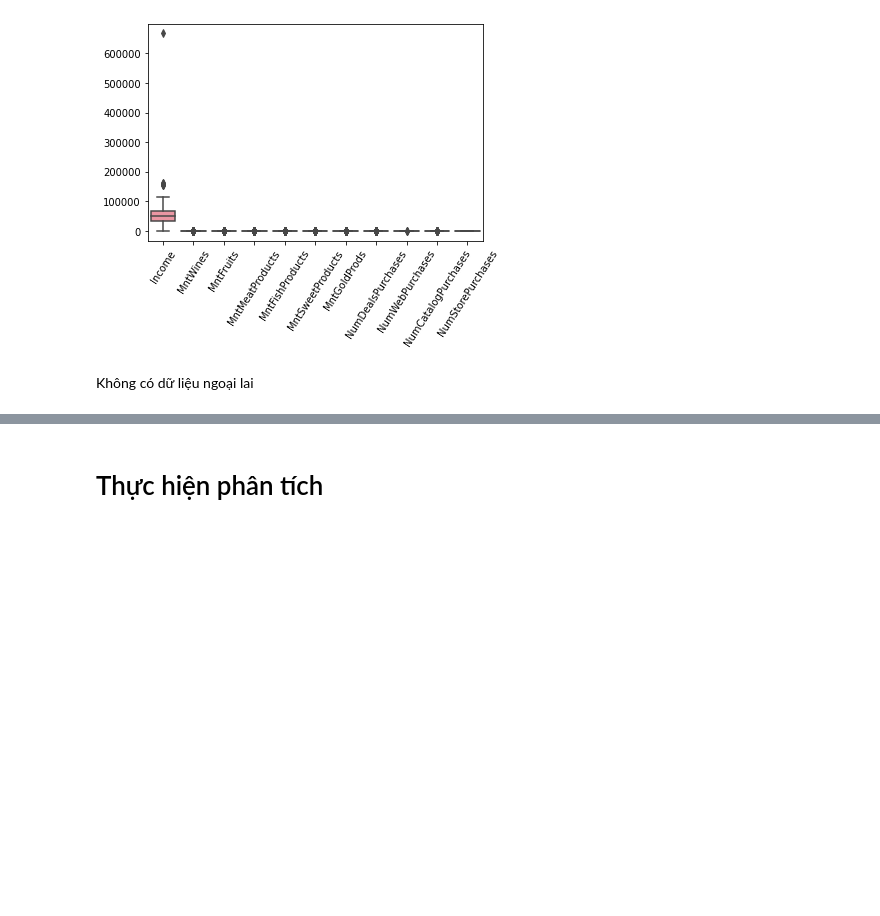
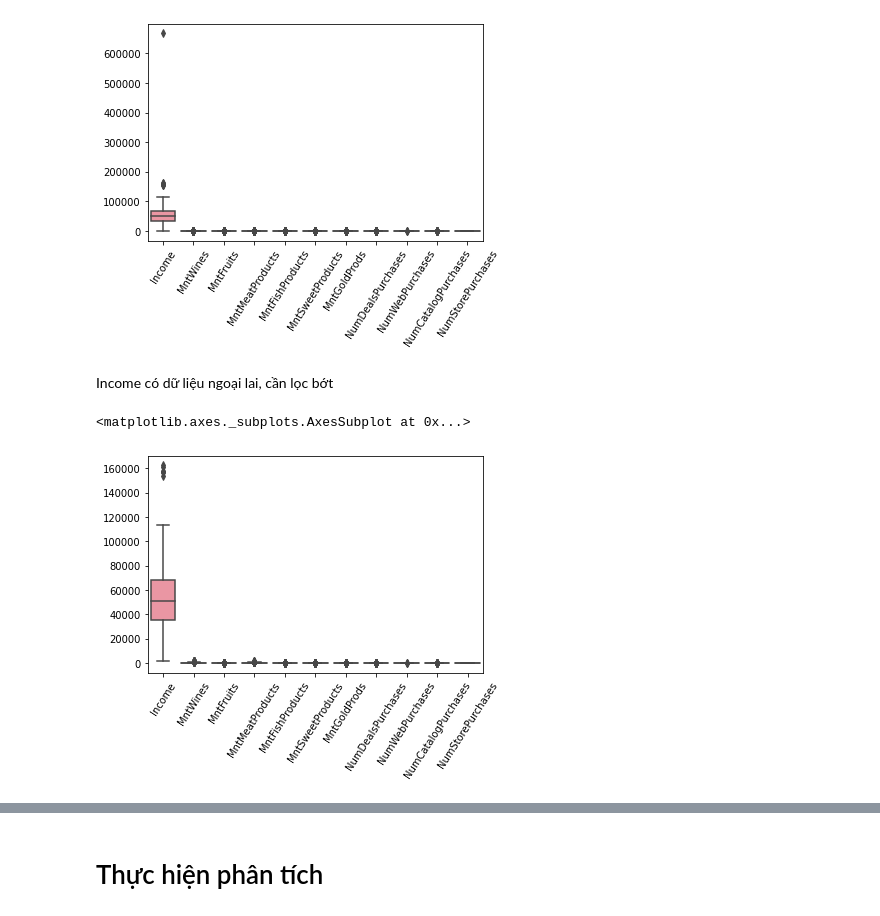
Before and after one commit to hainmit09/AR-ANN-Structural-Damage-Detection-, a Jupyter notebook: DA_trong_lĩnh_vực_marketing.ipynb, the cells around one changed output, grey strips where cells are left out. Saved outputs shown, nothing was run; the diff lists cells and outputs as text; code cells hidden in the pictures; blank space fills up the shorter version.

```diff
--- a/DA_trong_lĩnh_vực_marketing.ipynb
+++ b/DA_trong_lĩnh_vực_marketing.ipynb
@@ -256,4 +238,4 @@ sns.boxplot(data=data)
 <matplotlib.axes._subplots.AxesSubplot at 0x...>
 [figure]
 # %% [markdown]
-Không có dữ liệu ngoại lai
+Income có dữ liệu ngoại lai, cần lọc bớt
@@ -259,0 +244,6 @@ Không có dữ liệu ngoại lai
+# %%
+plt.xticks(rotation=57)
+sns.boxplot(data=data)
+# %% [output]
+<matplotlib.axes._subplots.AxesSubplot at 0x...>
+[figure, added]
```
Also changed, not shown: parts of 36 cells of this notebook.
